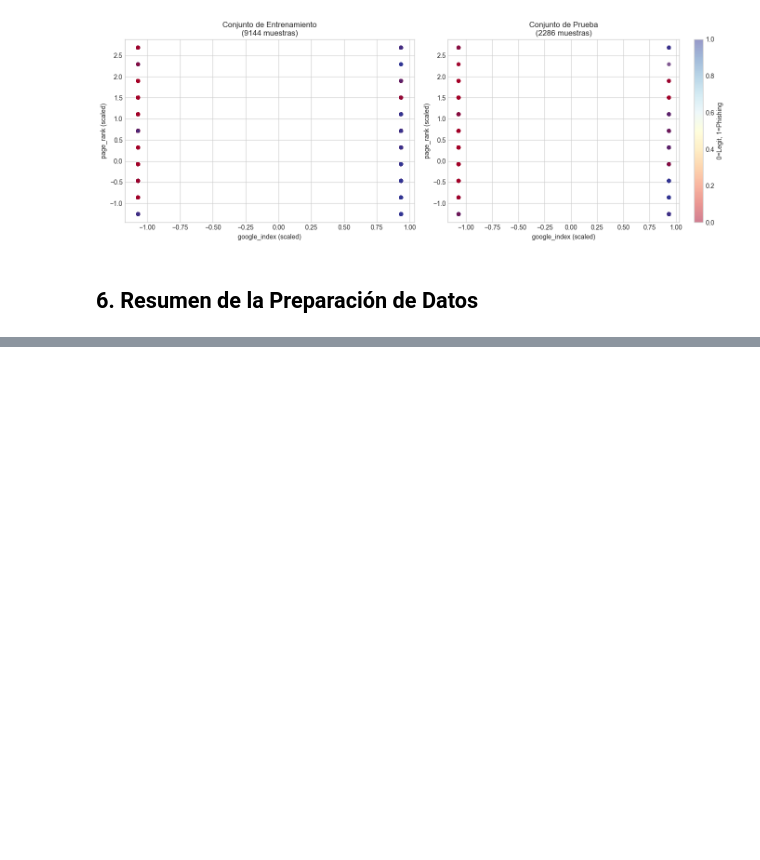
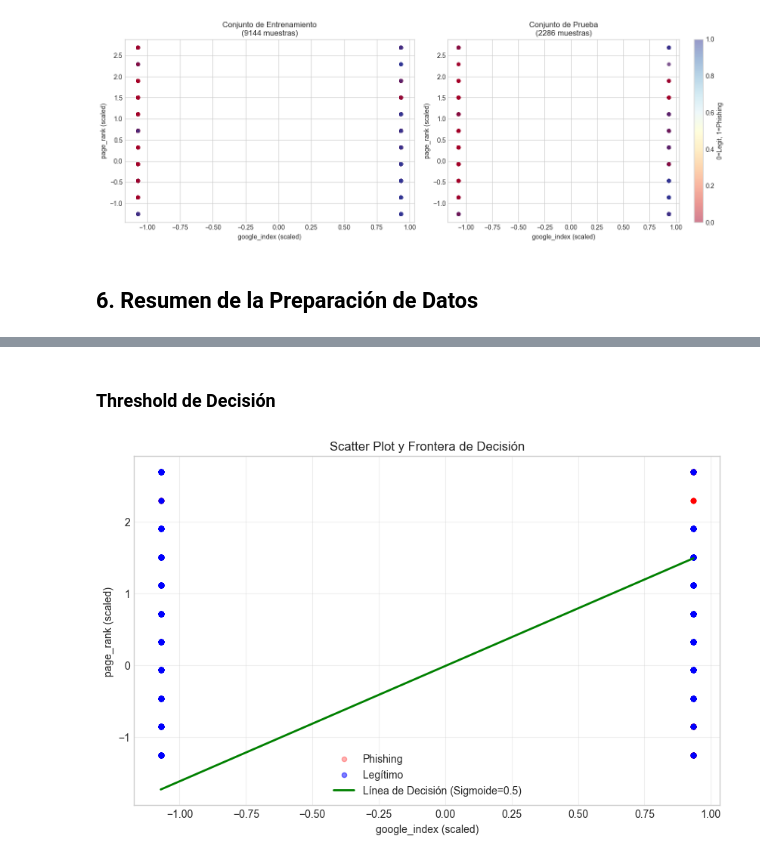
Before and after one commit to dlop6/IA, a Jupyter notebook: Tareas/Lab2.ipynb, the cells around one changed output, grey strips where cells are left out. Saved outputs shown, nothing was run; the diff lists cells and outputs as text; code cells hidden in the pictures; blank space fills up the shorter version.

```diff
--- a/Tareas/Lab2.ipynb
+++ b/Tareas/Lab2.ipynb
@@ -480,0 +554,28 @@ RESUMEN DE LA PREPARACIÓN DE DATOS
+# %% [markdown]
+### Threshold de Decisión
+# %%
+plt.figure(figsize=(10,6))
+# Graficar phishing primero (con más transparencia) para que los legítimos sean visibles
+plt.scatter(X_train[y_train==1][:, 0], X_train[y_train==1][:, 1],
+            color="red", alpha=0.3, s=20, label="Phishing")
+plt.scatter(X_train[y_train==0][:, 0], X_train[y_train==0][:, 1],
+            color="blue", alpha=0.5, s=20, label="Legítimo")
+
+# LÍNEA DE DECISIÓN: W1*x1 + W2*x2 + b = 0 (donde sigmoide = 0.5)
+# Para dos variables: x2 = (-w1*x1 - b) / w2
+
+x_vals = np.linspace(X_train[:,0].min(), X_train[:,0].max(), 100)
+if weight[1] != 0:
+    y_vals = -(weight[0]*x_vals + bias) / weight[1]
+    plt.plot(x_vals, y_vals, color="green", linewidth=2, label="Línea de Decisión (Sigmoide=0.5)")
+else:
+    plt.axvline(x=-bias/weight[0], color="green", linewidth=2, label="Línea de Decisión (Sigmoide=0.5)")
+
+plt.xlabel(f'{top_2_features[0]} (scaled)')
+plt.ylabel(f'{top_2_features[1]} (scaled)')
+plt.title("Scatter Plot y Frontera de Decisión")
+plt.legend()
+plt.grid(alpha=0.3)
+plt.show()
+# %% [output]
+[figure, added]
```
Also changed, not shown: parts of 11 cells of this notebook.
